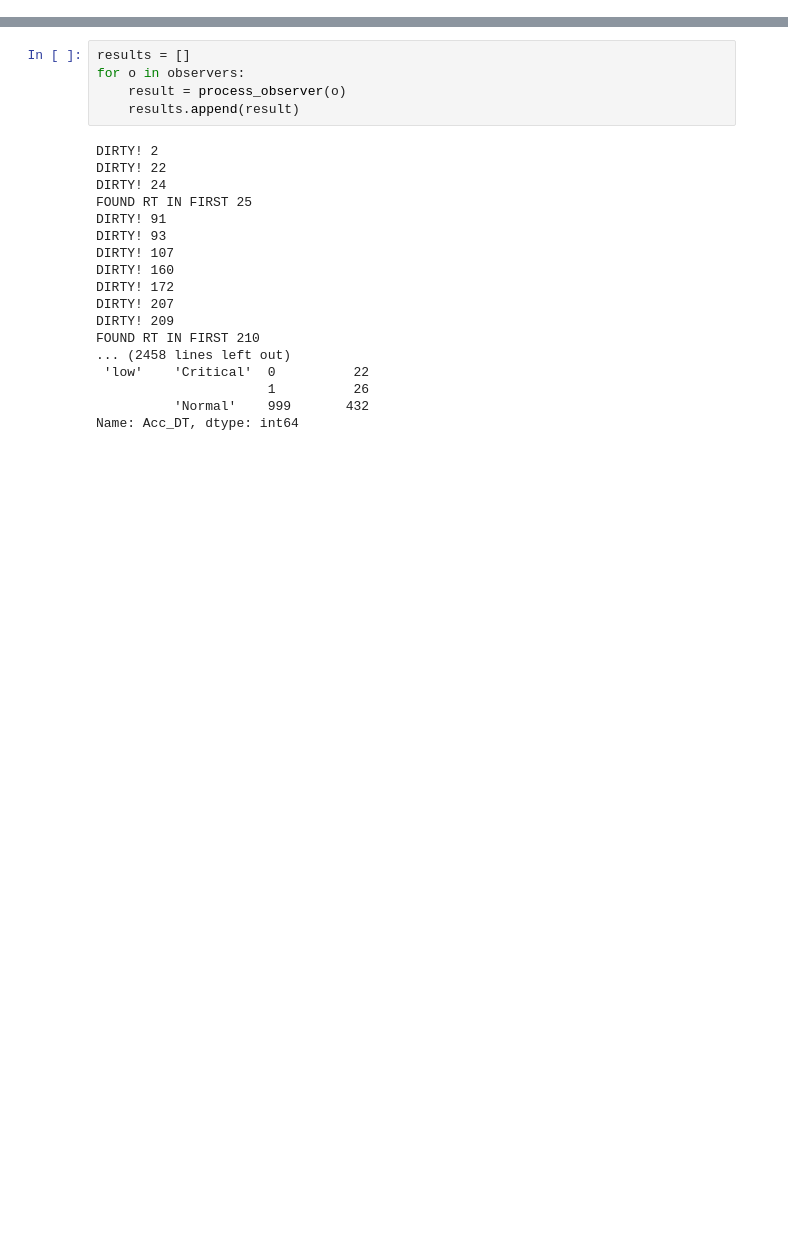
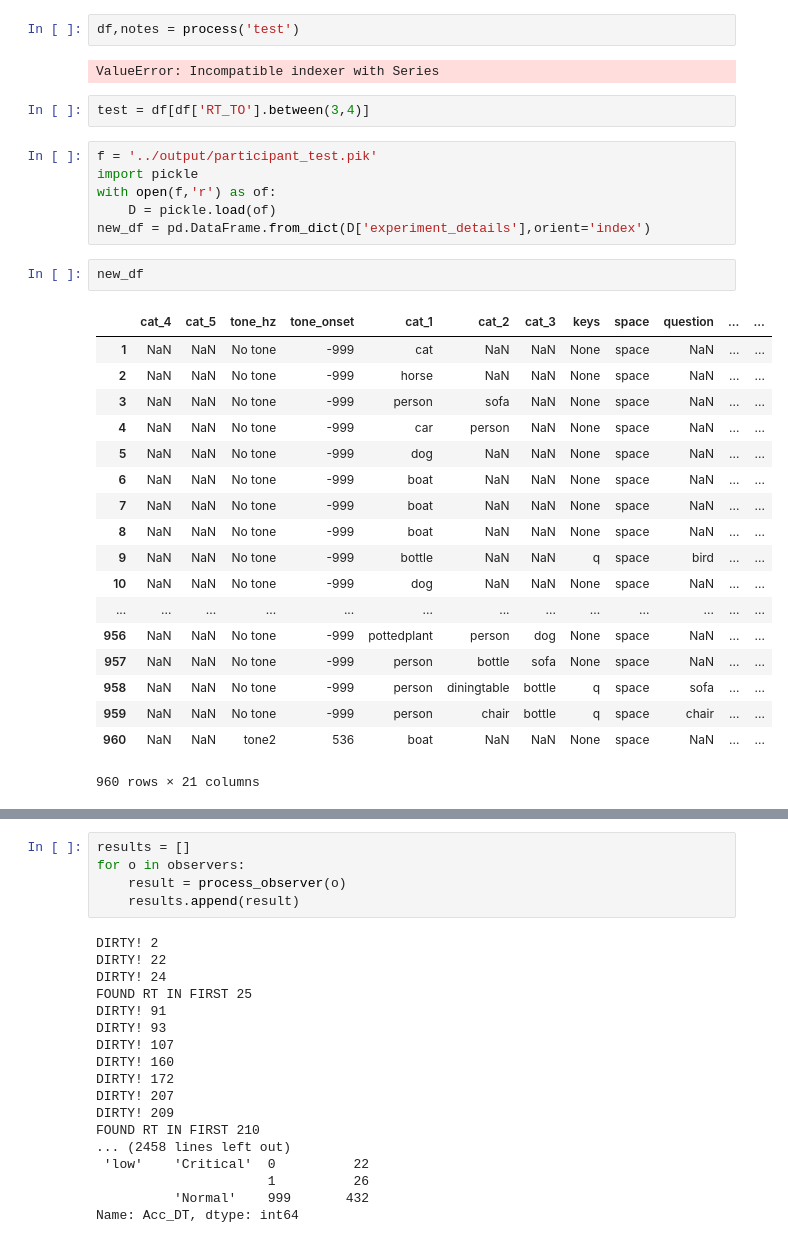
Before and after one commit to LucaChech/load, a Jupyter notebook: analysis/descriptives-function-dataframe.ipynb, the cells around one changed output, grey strips where cells are left out. Saved outputs shown, nothing was run; the diff lists cells and outputs as text; blank space fills up the shorter version.

Commit message:
about to remove old columns

```diff
--- a/analysis/descriptives-function-dataframe.ipynb
+++ b/analysis/descriptives-function-dataframe.ipynb
@@ -84,0 +74,33 @@ Automatic pdb calling has been turned ON
+# %%
+df,notes = process('test')
+# %% [output]
+ValueError: Incompatible indexer with Series
+# %%
+test = df[df['RT_TO'].between(3,4)]
+# %%
+f = '../output/participant_test.pik'
+import pickle
+with open(f,'r') as of:
+    D = pickle.load(of)
+new_df = pd.DataFrame.from_dict(D['experiment_details'],orient='index')
+# %%
+new_df
+# %% [output]
+|  | cat_4 | cat_5 | tone_hz | tone_onset | cat_1 | cat_2 | cat_3 | keys | space | question | ... | ... |
+| 1 | NaN | NaN | No tone | -999 | cat | NaN | NaN | None | space | NaN | ... | ... |
+| 2 | NaN | NaN | No tone | -999 | horse | NaN | NaN | None | space | NaN | ... | ... |
+| 3 | NaN | NaN | No tone | -999 | person | sofa | NaN | None | space | NaN | ... | ... |
+| 4 | NaN | NaN | No tone | -999 | car | person | NaN | None | space | NaN | ... | ... |
+| 5 | NaN | NaN | No tone | -999 | dog | NaN | NaN | None | space | NaN | ... | ... |
+| 6 | NaN | NaN | No tone | -999 | boat | NaN | NaN | None | space | NaN | ... | ... |
+| 7 | NaN | NaN | No tone | -999 | boat | NaN | NaN | None | space | NaN | ... | ... |
+| 8 | NaN | NaN | No tone | -999 | boat | NaN | NaN | None | space | NaN | ... | ... |
+| 9 | NaN | NaN | No tone | -999 | bottle | NaN | NaN | q | space | bird | ... | ... |
+| 10 | NaN | NaN | No tone | -999 | dog | NaN | NaN | None | space | NaN | ... | ... |
+| ... | ... | ... | ... | ... | ... | ... | ... | ... | ... | ... | ... | ... |
+| 956 | NaN | NaN | No tone | -999 | pottedplant | person | dog | None | space | NaN | ... | ... |
+| 957 | NaN | NaN | No tone | -999 | person | bottle | sofa | None | space | NaN | ... | ... |
+| 958 | NaN | NaN | No tone | -999 | person | diningtable | bottle | q | space | sofa | ... | ... |
+| 959 | NaN | NaN | No tone | -999 | person | chair | bottle | q | space | chair | ... | ... |
+| 960 | NaN | NaN | tone2 | 536 | boat | NaN | NaN | None | space | NaN | ... | ... |
+960 rows × 21 columns
```
Also changed, not shown: parts of 21 cells of this notebook, 4 other files.
